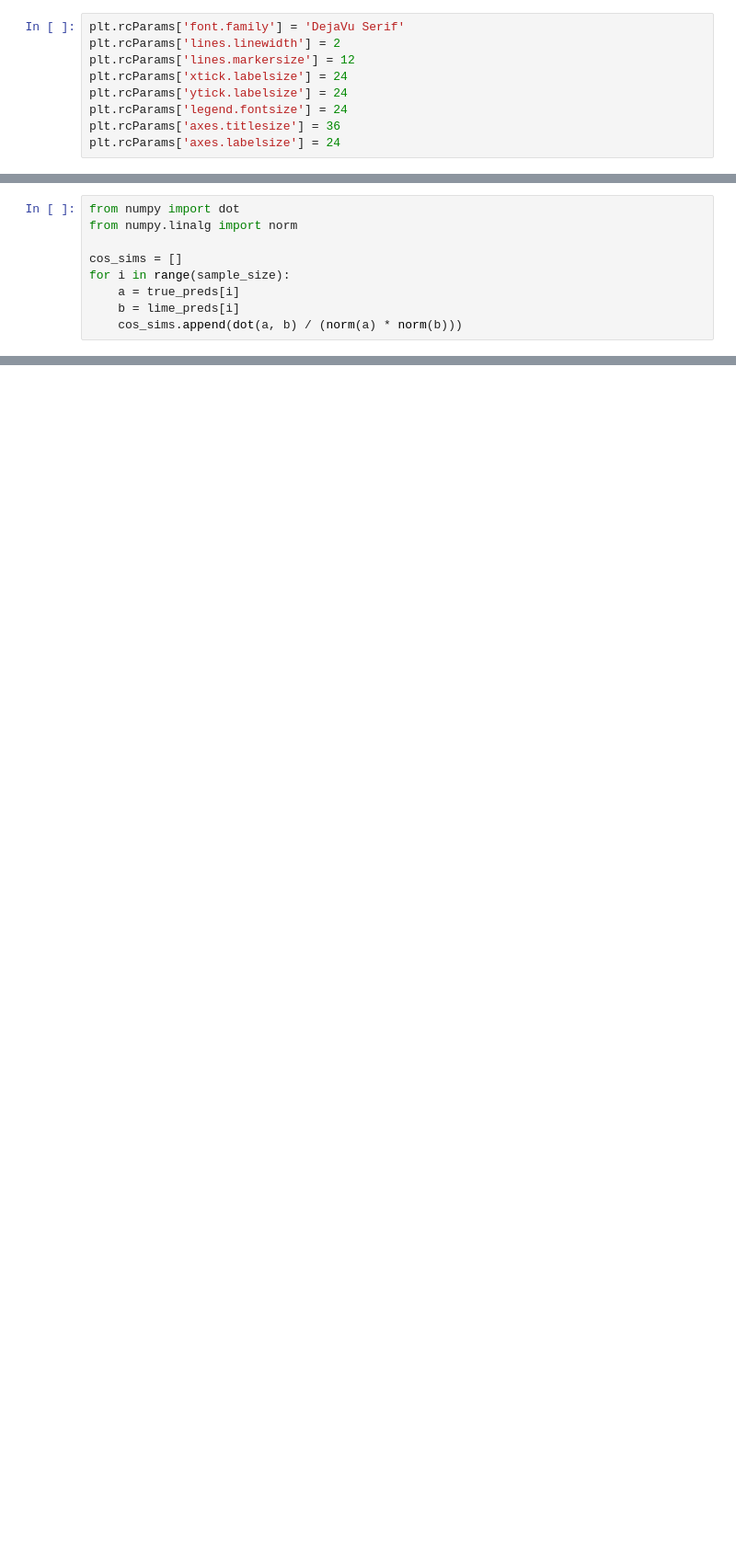
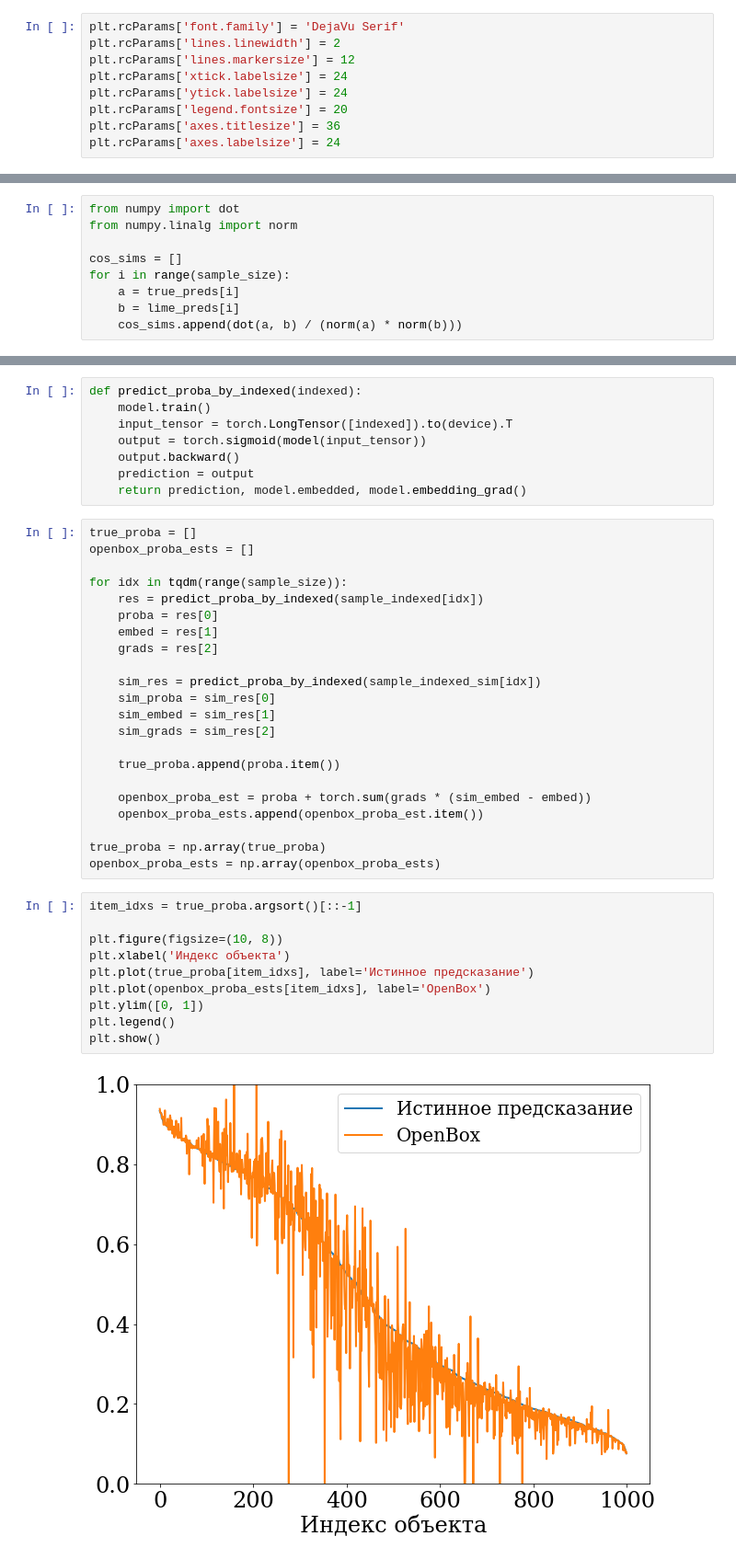
Before and after one commit to Intelligent-Systems-Phystech/2022-Project-99, a Jupyter notebook: code/experiment.ipynb, the cells around one changed output, grey strips where cells are left out. Shown at 92% size. Saved outputs shown, nothing was run; the diff lists cells and outputs as text; blank space fills up the shorter version.

```diff
--- a/code/experiment.ipynb
+++ b/code/experiment.ipynb
@@ -274,7 +287,7 @@ plt.rcParams['lines.linewidth'] = 2
 plt.rcParams['lines.markersize'] = 12
 plt.rcParams['xtick.labelsize'] = 24
 plt.rcParams['ytick.labelsize'] = 24
-plt.rcParams['legend.fontsize'] = 24
+plt.rcParams['legend.fontsize'] = 20
 plt.rcParams['axes.titlesize'] = 36
 plt.rcParams['axes.labelsize'] = 24
 # %%
@@ -310,0 +352,42 @@ plt.show()
+# %%
+def predict_proba_by_indexed(indexed):
+    model.train()
+    input_tensor = torch.LongTensor([indexed]).to(device).T
+    output = torch.sigmoid(model(input_tensor))
+    output.backward()
+    prediction = output
+    return prediction, model.embedded, model.embedding_grad()
+# %%
+true_proba = []
+openbox_proba_ests = []
+
+for idx in tqdm(range(sample_size)):
+    res = predict_proba_by_indexed(sample_indexed[idx])
+    proba = res[0]
+    embed = res[1]
+    grads = res[2]
+
+    sim_res = predict_proba_by_indexed(sample_indexed_sim[idx])
+    sim_proba = sim_res[0]
+    sim_embed = sim_res[1]
+    sim_grads = sim_res[2]
+
+    true_proba.append(proba.item())
+
+    openbox_proba_est = proba + torch.sum(grads * (sim_embed - embed))
+    openbox_proba_ests.append(openbox_proba_est.item())
+
+true_proba = np.array(true_proba)
+openbox_proba_ests = np.array(openbox_proba_ests)
+# %%
+item_idxs = true_proba.argsort()[::-1]
+
+plt.figure(figsize=(10, 8))
+plt.xlabel('Индекс объекта')
+plt.plot(true_proba[item_idxs], label='Истинное предсказание')
+plt.plot(openbox_proba_ests[item_idxs], label='OpenBox')
+plt.ylim([0, 1])
+plt.legend()
+plt.show()
+# %% [output]
+[figure, added]
```
Also changed, not shown: parts of 6 cells of this notebook.
